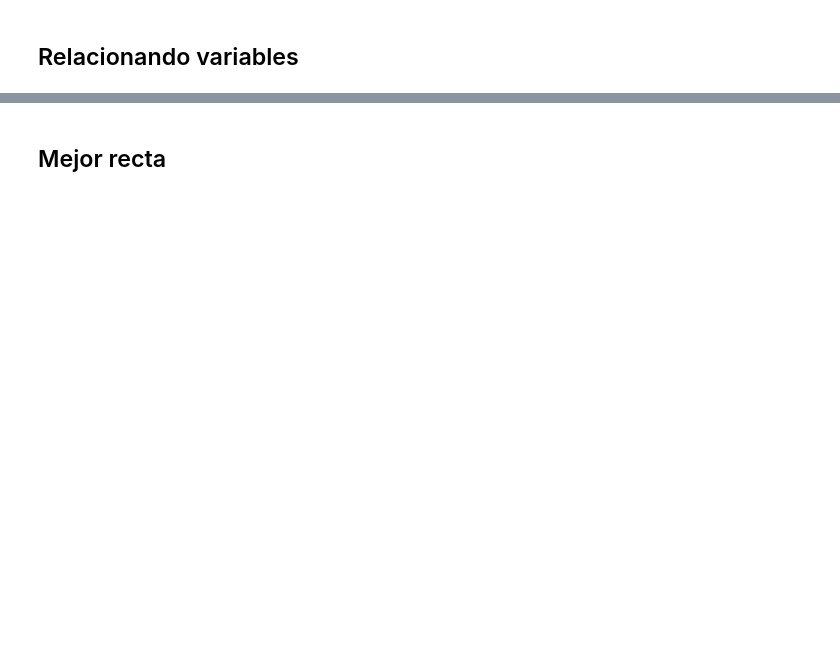
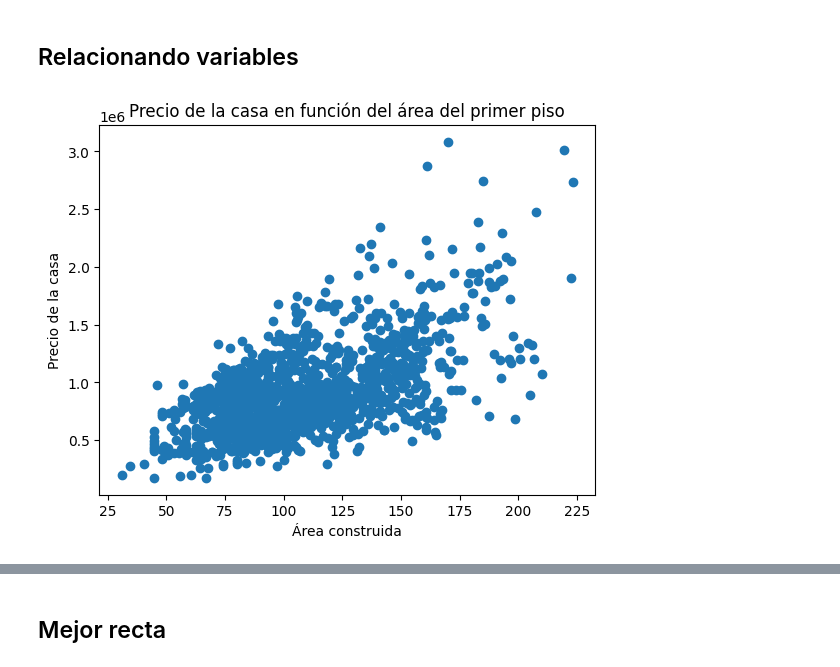
Before and after one commit to cmrondon2000/probando_relaciones_con_regresion_lineal, a Jupyter notebook: precios_de_inmuebles_regresion_lineal.ipynb, the cells around one changed output, grey strips where cells are left out. Drawn from its saved outputs; the diff is of its cells as text; code cells hidden in the pictures; blank space fills up the shorter version.

```diff
--- a/precios_de_inmuebles_regresion_lineal.ipynb
+++ b/precios_de_inmuebles_regresion_lineal.ipynb
@@ -98,3 +129,12 @@ dtype: float64
+# %%
+# Cómo se relacionan el área construída y el precio del inmueble?
+plt.scatter(datos['area_primer_piso'], datos['precio_de_venta'])
+plt.title('Precio de la casa en función del área del primer piso')
+plt.xlabel('Área construida')
+plt.ylabel('Precio de la casa')
+plt.show()
+# %% [output]
+[figure, added]
 # %%
 # Aparentemente mientras mayor es el área del primer piso, mayor es el precio de la casa.
 # E si quisieramos trazar una línea que nos permita describir este comportamiento?
```
Also changed, not shown: parts of 5 cells of this notebook.
